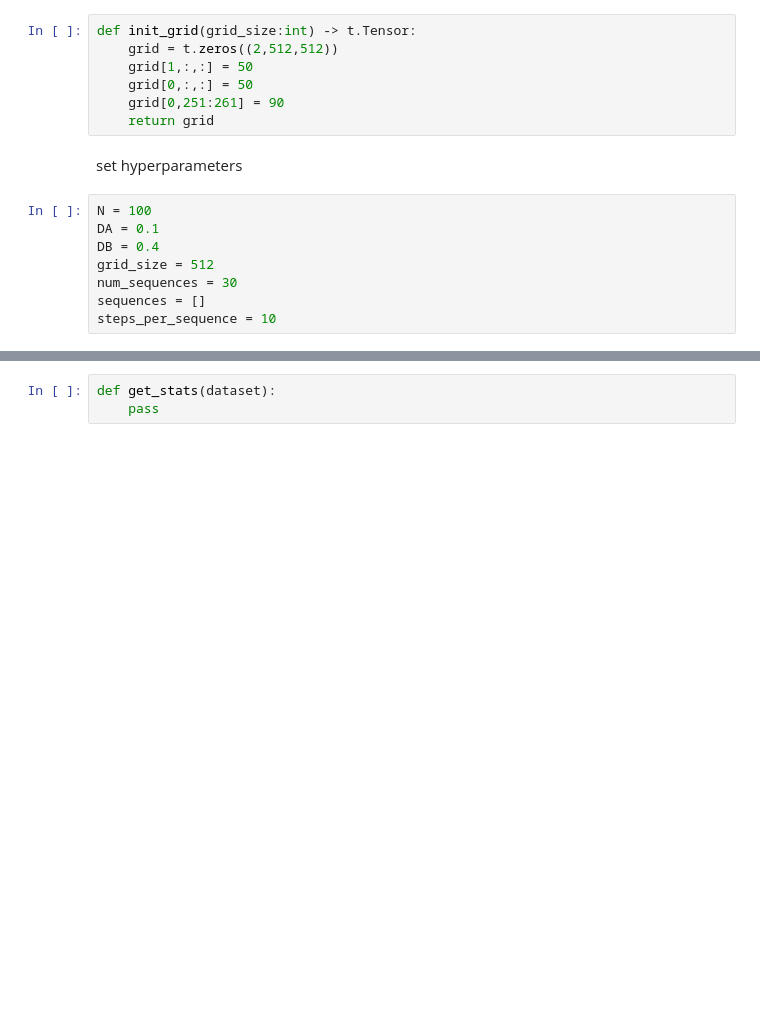
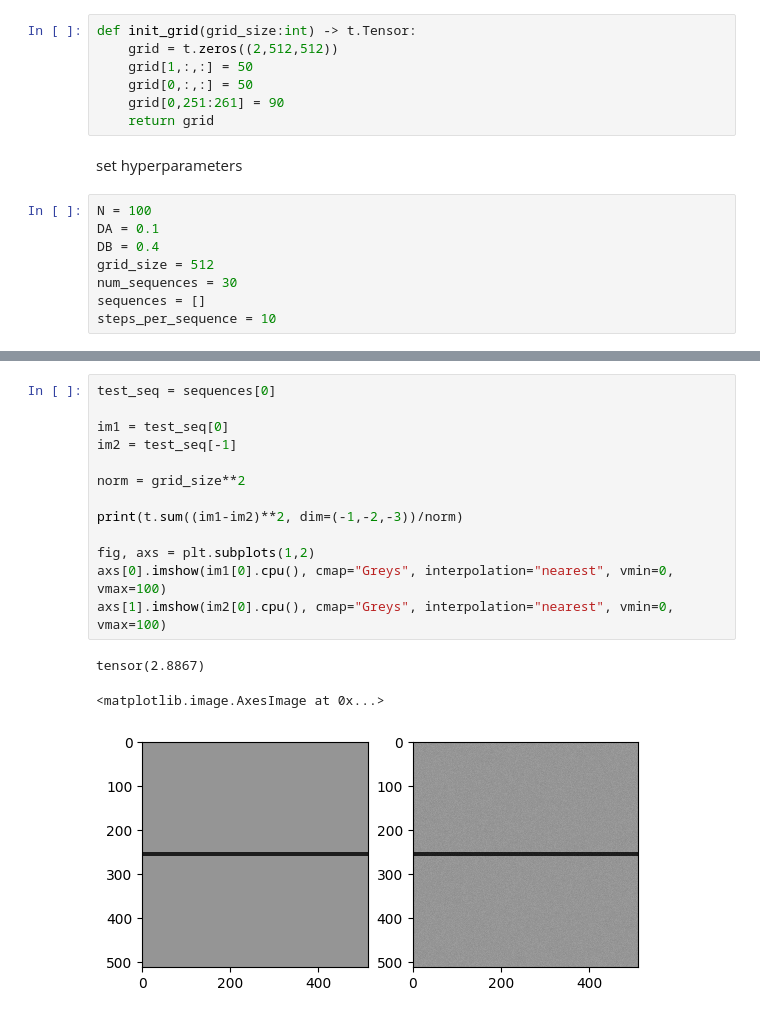
Before and after one commit to JanSchering/Thesis, a Jupyter notebook: fhn_model/Experiment_1.ipynb, the cells around one changed output, grey strips where cells are left out. Cells and saved outputs as stored; diff of their text form; blank space fills up the shorter version.

```diff
--- a/fhn_model/Experiment_1.ipynb
+++ b/fhn_model/Experiment_1.ipynb
@@ -65,3 +72,17 @@ torch.Size([2450, 2, 2, 512, 512])
-# %%
-def get_stats(dataset):
-    pass
+# %%
+test_seq = sequences[0]
+
+im1 = test_seq[0]
+im2 = test_seq[-1]
+
+norm = grid_size**2
+
+print(t.sum((im1-im2)**2, dim=(-1,-2,-3))/norm)
+
+fig, axs = plt.subplots(1,2)
+axs[0].imshow(im1[0].cpu(), cmap="Greys", interpolation="nearest", vmin=0, vmax=100)
+axs[1].imshow(im2[0].cpu(), cmap="Greys", interpolation="nearest", vmin=0, vmax=100)
+# %% [output]
+tensor(2.8867)
+<matplotlib.image.AxesImage at 0x...>
+[figure, added]
```
Also changed, not shown: parts of 2 cells of this notebook, 1 other file.
